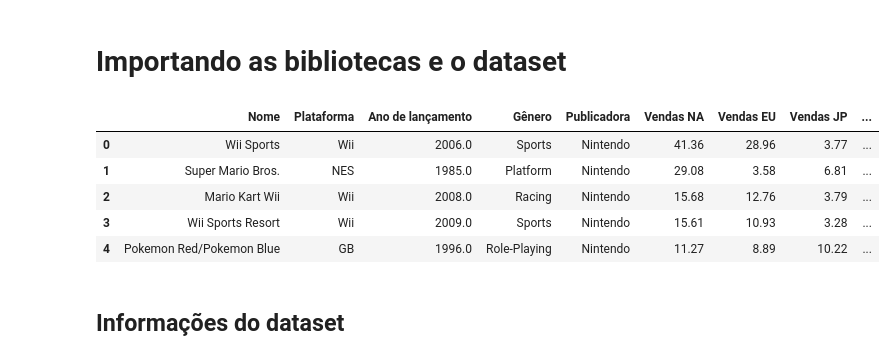
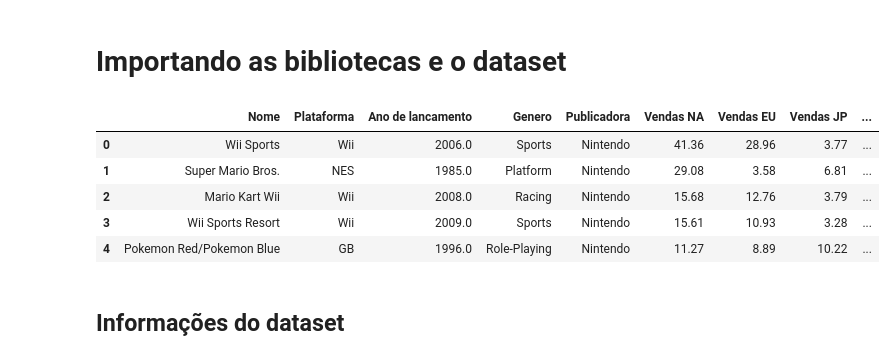
Before and after one commit to jacksonpereira/video-game-sales-with-ratings, a Jupyter notebook: Limpeza dos dados.ipynb, the cells around one changed output. Cells and saved outputs as stored; diff of their text form; code cells hidden in the pictures.

```diff
--- a/Limpeza dos dados.ipynb
+++ b/Limpeza dos dados.ipynb
@@ -3,14 +3,14 @@
 # %%
 import pandas as pd
 import matplotlib.pyplot as plt
 %matplotlib inline
 import numpy as np
 
 data = pd.read_csv('datasets/video-game-sales-with-ratings/Video_Games_Sales_as_at_22_Dec_2016.csv')
-data.columns = ['Nome', 'Plataforma', 'Ano de lançamento', 'Gênero', 'Publicadora', 'Vendas NA', 'Vendas EU', 'Vendas JP', 'Outras vendas', 'Vendas globais', 'Pontuação da crítica', 'Contagem de críticas', 'Pontuação dos usuários', 'Contagem de usuários', 'Desenvolvedora', 'Classificação']
+data.columns = ['Nome', 'Plataforma', 'Ano de lancamento', 'Genero', 'Publicadora', 'Vendas NA', 'Vendas EU', 'Vendas JP', 'Outras vendas', 'Vendas globais', 'Pontuacao da critica', 'Contagem de criticas', 'Pontuacao dos usuarios', 'Contagem de usuarios', 'Desenvolvedora', 'Classificacao']
 data.head()
 # %% [output]
-|  | Nome | Plataforma | Ano de lançamento | Gênero | Publicadora | Vendas NA | Vendas EU | Vendas JP | ... |
+|  | Nome | Plataforma | Ano de lancamento | Genero | Publicadora | Vendas NA | Vendas EU | Vendas JP | ... |
 | 0 | Wii Sports | Wii | 2006.0 | Sports | Nintendo | 41.36 | 28.96 | 3.77 | ... |
 | 1 | Super Mario Bros. | NES | 1985.0 | Platform | Nintendo | 29.08 | 3.58 | 6.81 | ... |
 | 2 | Mario Kart Wii | Wii | 2008.0 | Racing | Nintendo | 15.68 | 12.76 | 3.79 | ... |
```
Also changed, not shown: parts of 16 cells of this notebook, 3 other files.
